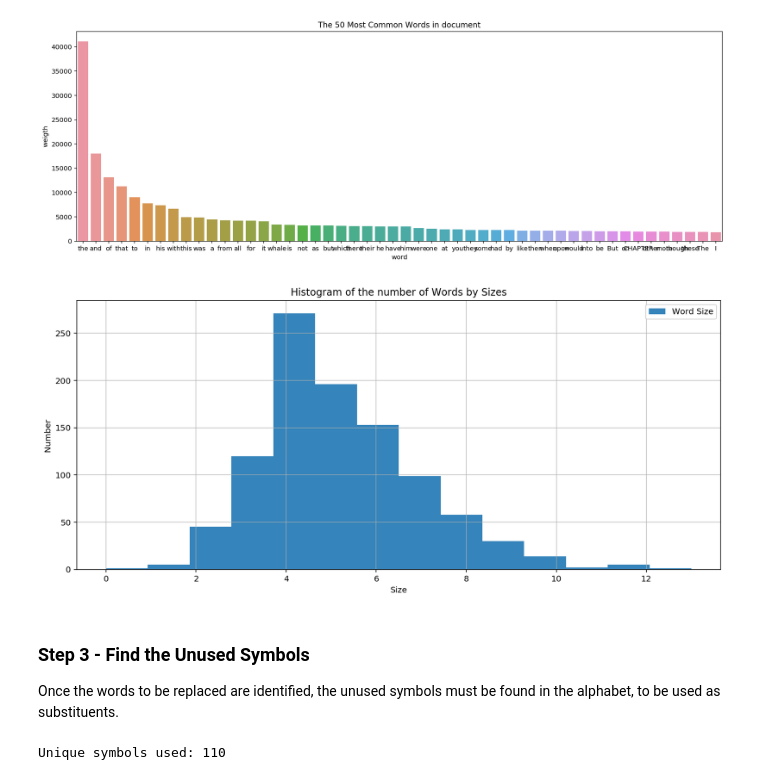
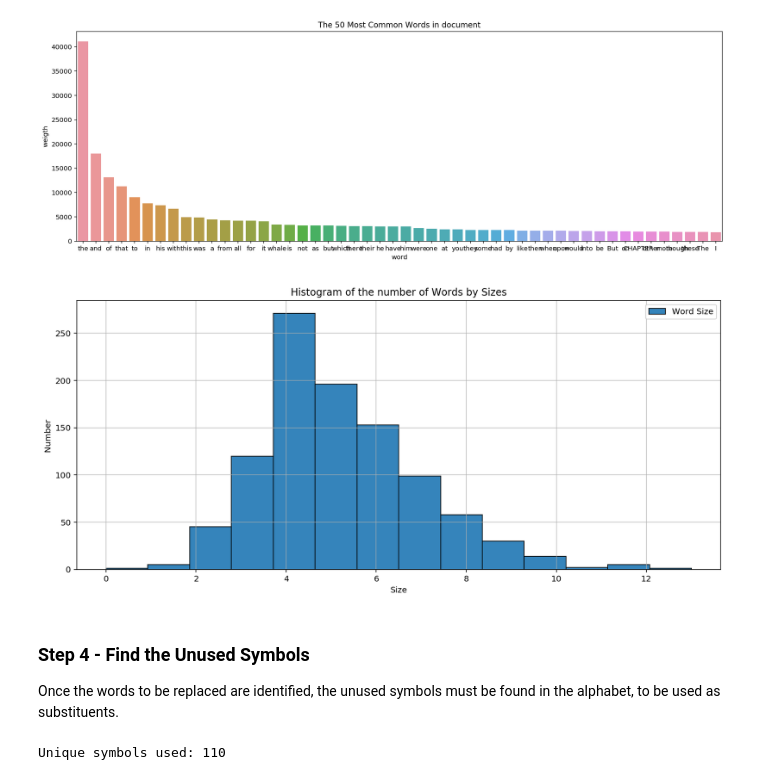
Before and after one commit to ansegura7/DataCompression, a Jupyter notebook: code/TextCompression.ipynb, the cells around one changed output. Cells and saved outputs as stored; diff of their text form; code cells hidden in the pictures.

```diff
--- a/code/TextCompression.ipynb
+++ b/code/TextCompression.ipynb
@@ -67,0 +71,7 @@ Original file size: 1227.64 KB
+# %%
+# Calculate occurrences of stop words
+stop_words = ['\n', ', ', '. ', '; ', '! ', '? ', ',* ', '.* ']
+sw_occur = dict()
+for sword in stop_words:
+    sw_occur[sword] = file_text1.count(sword)
+sw_occur
@@ -119,18 +159,18 @@ plt.show()
 # %%
 # Plot Histogram of the number of Words by Sizes
 hist_bins = len(df_words["length"].unique())
 fig = plt.figure(figsize = (14, 6))
-plt.hist(df_words.length, bins = hist_bins, alpha = 0.9, label = 'Word Size')
+plt.hist(df_words.length, bins = hist_bins, alpha = 0.9, label = 'Word Size', edgecolor = 'black')
 plt.grid(True, alpha = 0.8)
 plt.title('Histogram of the number of Words by Sizes')
 plt.xlabel('Size', fontsize = 10)
 plt.ylabel('Number', fontsize = 10)
-plt.legend(loc='upper right')
+plt.legend(loc = 'upper right')
 plt.show()
 # %% [output]
-[figure, old version]
+[figure, new version]
 # %% [markdown]
-### Step 3 - Find the Unused Symbols
+### Step 4 - Find the Unused Symbols
 Once the words to be replaced are identified, the unused symbols must be found in the alphabet, to be used as substituents.
 # %%
 # Read file in low level (Bytes)
```
Also changed, not shown: parts of 13 cells of this notebook, 2 other files.
